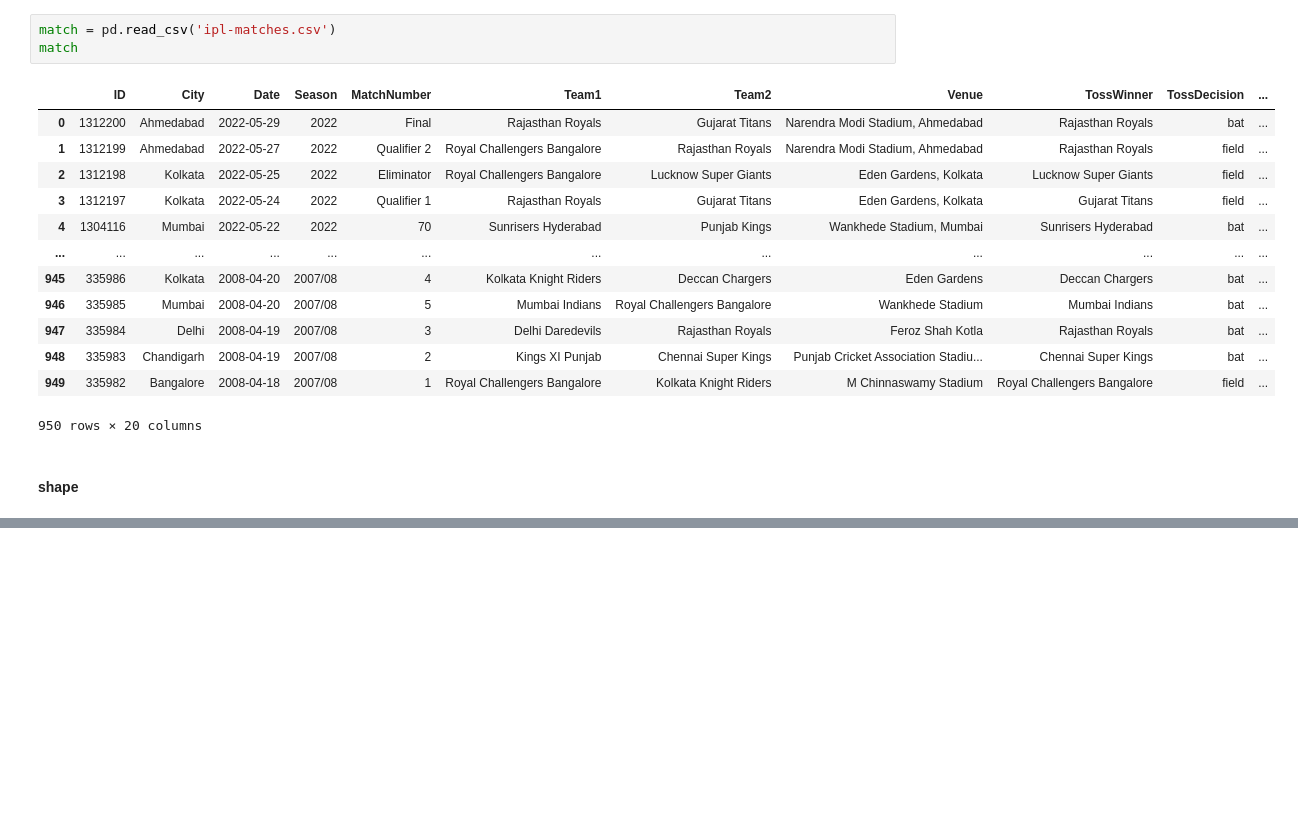
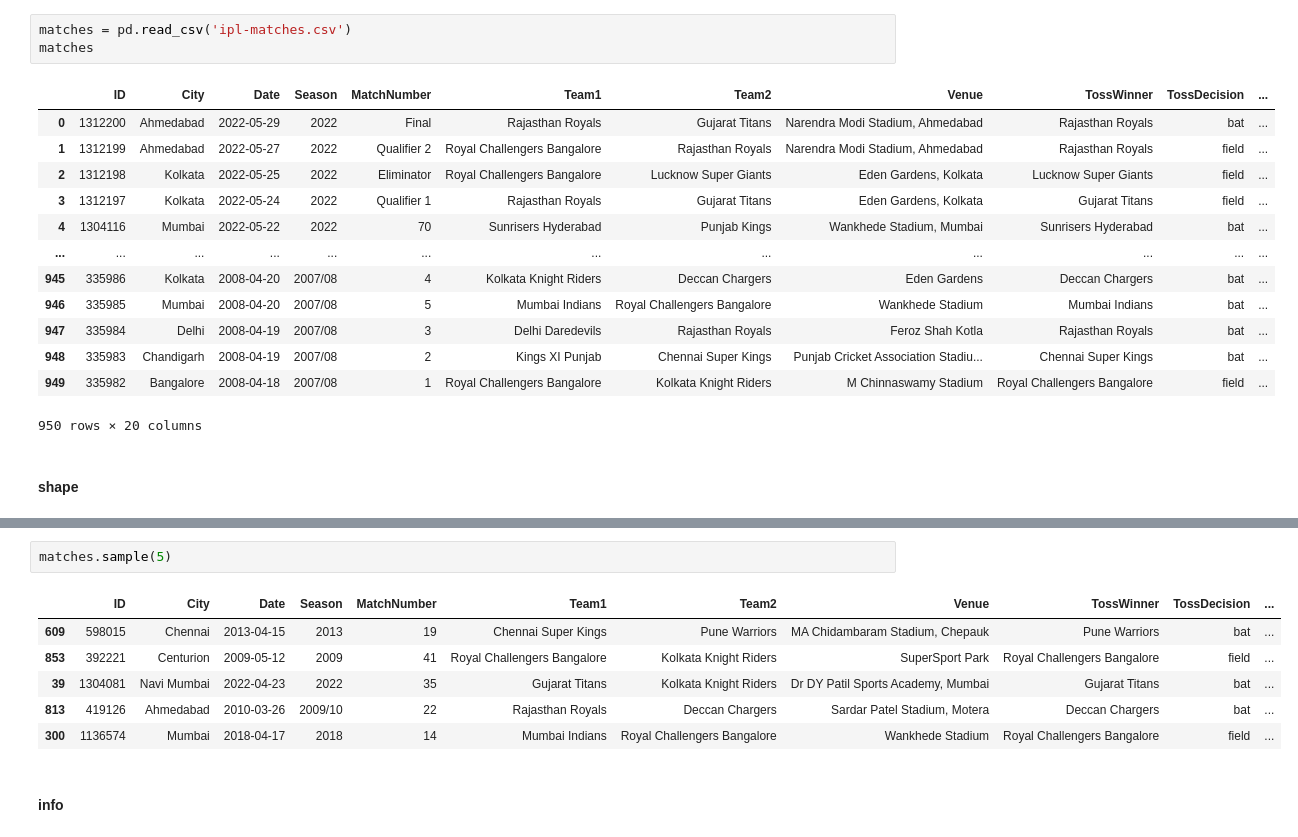
Before and after one commit to shafaq-aslam/pandas-lab, a Jupyter notebook: DataFrame/DataFrame_Attributes_And_Methods.ipynb, the cells around one changed output, grey strips where cells are left out. Cells and saved outputs as stored; diff of their text form; blank space fills up the shorter version.

```diff
--- a/DataFrame/DataFrame_Attributes_And_Methods.ipynb
+++ b/DataFrame/DataFrame_Attributes_And_Methods.ipynb
@@ -21,8 +21,8 @@ movies
 | 1628 | Humsafar | tt2403201 | https://upload.wikimedia.org/wiki... | https://en.wikipedia.org/wiki/Hum... | Humsafar | Humsafar | 0 | 2011 | 35 | ... |
 1629 rows × 18 columns
 # %%
-match = pd.read_csv('ipl-matches.csv')
-match
+matches = pd.read_csv('ipl-matches.csv')
+matches
 # %% [output]
 |  | ID | City | Date | Season | MatchNumber | Team1 | Team2 | Venue | TossWinner | TossDecision | ... |
 | 0 | 1312200 | Ahmedabad | 2022-05-29 | 2022 | Final | Rajasthan Royals | Gujarat Titans | Narendra Modi Stadium, Ahmedabad | Rajasthan Royals | bat | ... |
@@ -41,0 +207,11 @@ match
+# %%
+matches.sample(5)
+# %% [output]
+|  | ID | City | Date | Season | MatchNumber | Team1 | Team2 | Venue | TossWinner | TossDecision | ... |
+| 609 | 598015 | Chennai | 2013-04-15 | 2013 | 19 | Chennai Super Kings | Pune Warriors | MA Chidambaram Stadium, Chepauk | Pune Warriors | bat | ... |
+| 853 | 392221 | Centurion | 2009-05-12 | 2009 | 41 | Royal Challengers Bangalore | Kolkata Knight Riders | SuperSport Park | Royal Challengers Bangalore | field | ... |
+| 39 | 1304081 | Navi Mumbai | 2022-04-23 | 2022 | 35 | Gujarat Titans | Kolkata Knight Riders | Dr DY Patil Sports Academy, Mumbai | Gujarat Titans | bat | ... |
+| 813 | 419126 | Ahmedabad | 2010-03-26 | 2009/10 | 22 | Rajasthan Royals | Deccan Chargers | Sardar Patel Stadium, Motera | Deccan Chargers | bat | ... |
+| 300 | 1136574 | Mumbai | 2018-04-17 | 2018 | 14 | Mumbai Indians | Royal Challengers Bangalore | Wankhede Stadium | Royal Challengers Bangalore | field | ... |
+# %% [markdown]
+#### info
```
Also changed, not shown: parts of 22 cells of this notebook.
